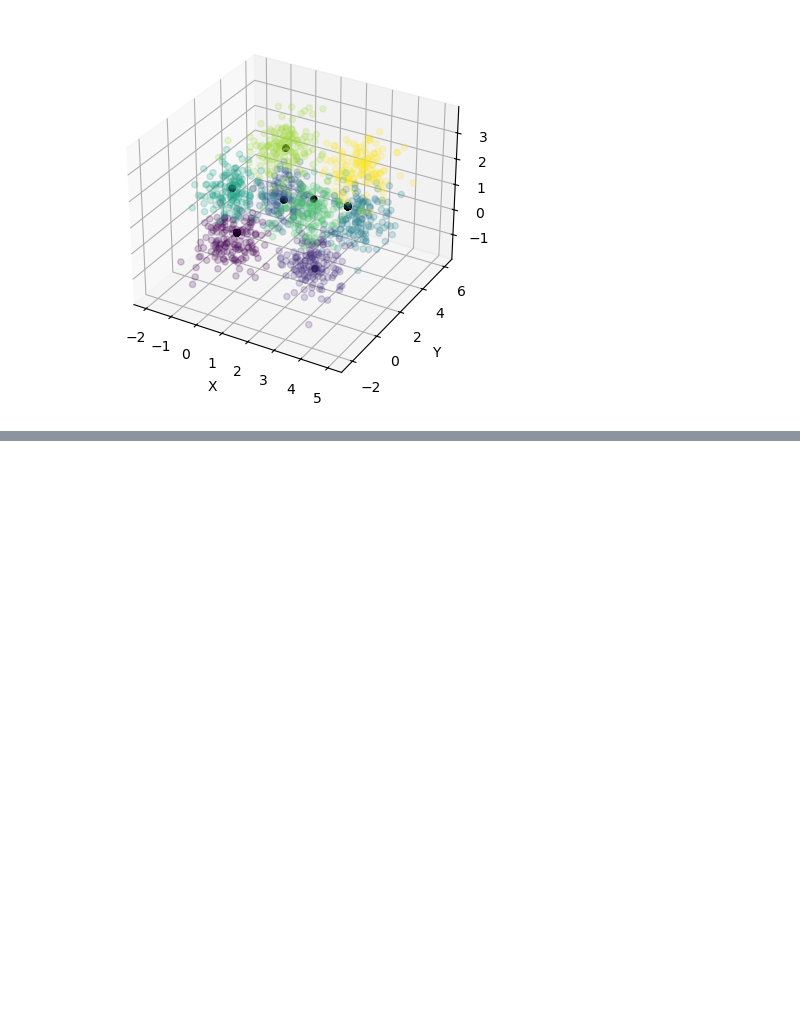
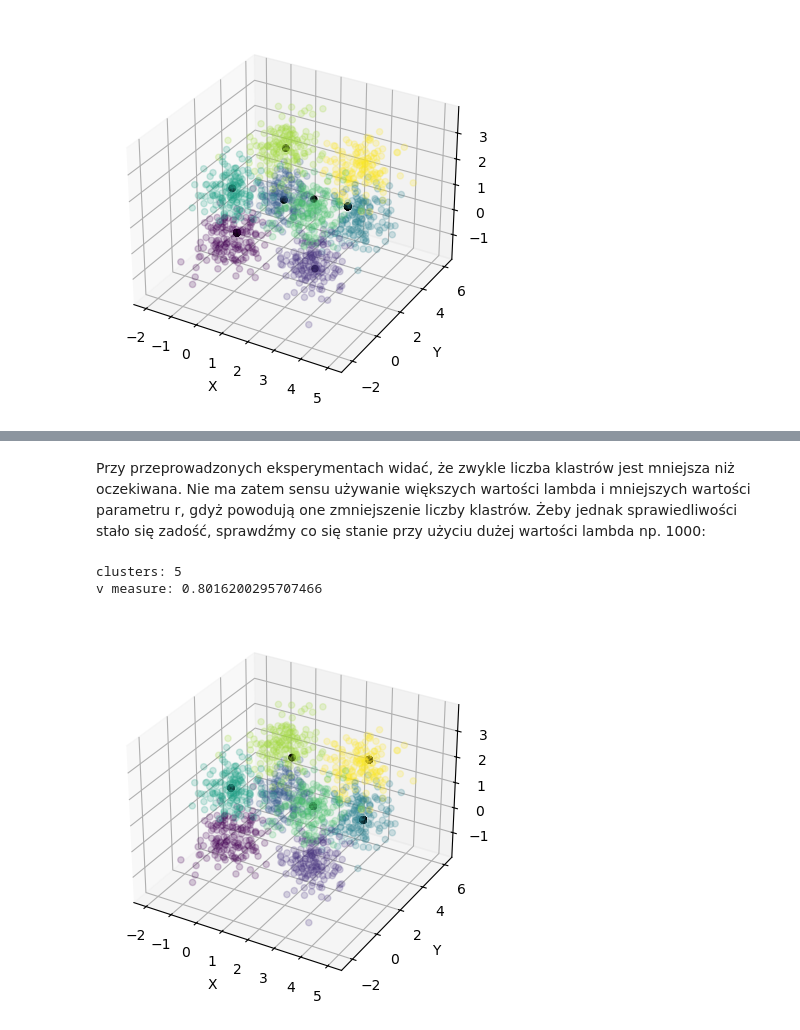
Before and after one commit to tymsoncyferki/MIOwAD, a Jupyter notebook: KOH/koh1.ipynb, the cells around one changed output, grey strips where cells are left out. Saved outputs shown, nothing was run; the diff lists cells and outputs as text; code cells hidden in the pictures; blank space fills up the shorter version.

```diff
--- a/KOH/koh1.ipynb
+++ b/KOH/koh1.ipynb
@@ -259,0 +287,13 @@ Zdecydowanie lepiej, uzyskaliśmy v-score na poziomie 0.87, jednakże nadal nie
+# %% [markdown]
+Przy przeprowadzonych eksperymentach widać, że zwykle liczba klastrów jest mniejsza niż oczekiwana. Nie ma zatem sensu używanie większych wartości lambda i mniejszych wartości parametru r, gdyż powodują one zmniejszenie liczby klastrów. Żeby jednak sprawiedliwości stało się zadość, sprawdźmy co się stanie przy użyciu dużej wartości lambda np. 1000:
+# %%
+koh = KOH(3, (8, 6))
+koh.train(cube_train, lambda_max=1000, use_nhood_decay=True)
+preds = koh.predict(cube_train)
+print('clusters:', len(np.unique(preds)))
+print('v measure:', v_measure_score(cube['c'].to_numpy(), preds))
+koh.plot_clusters(labels=cube['c'], type='cube')
+# %% [output]
+clusters: 5
+v measure: 0.8016200295707466
+[figure, added]
```
Also changed, not shown: parts of 6 cells of this notebook.
